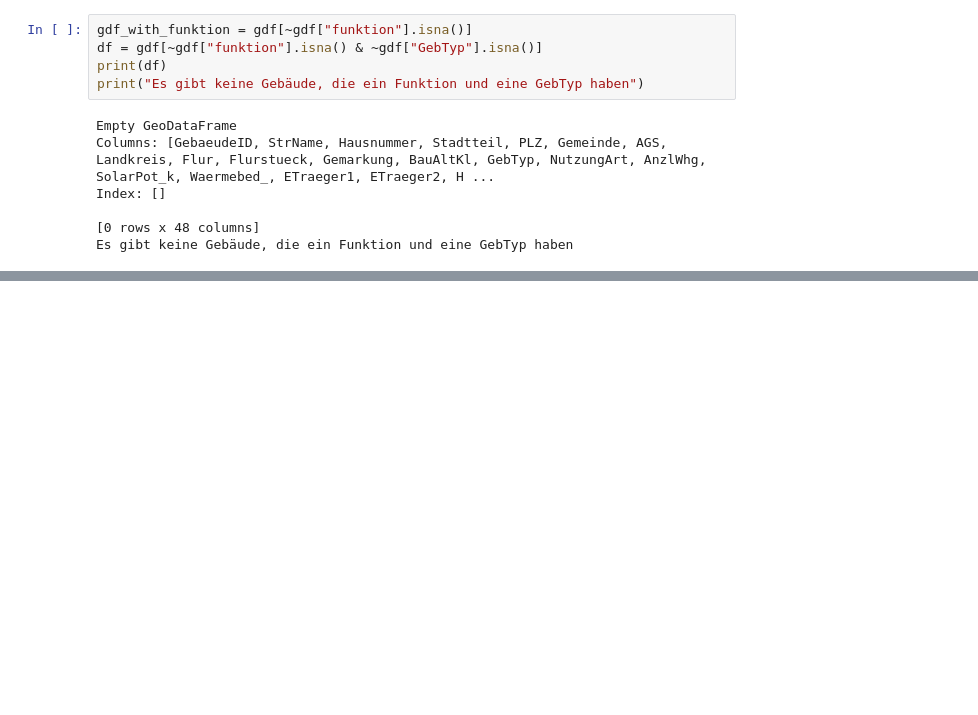
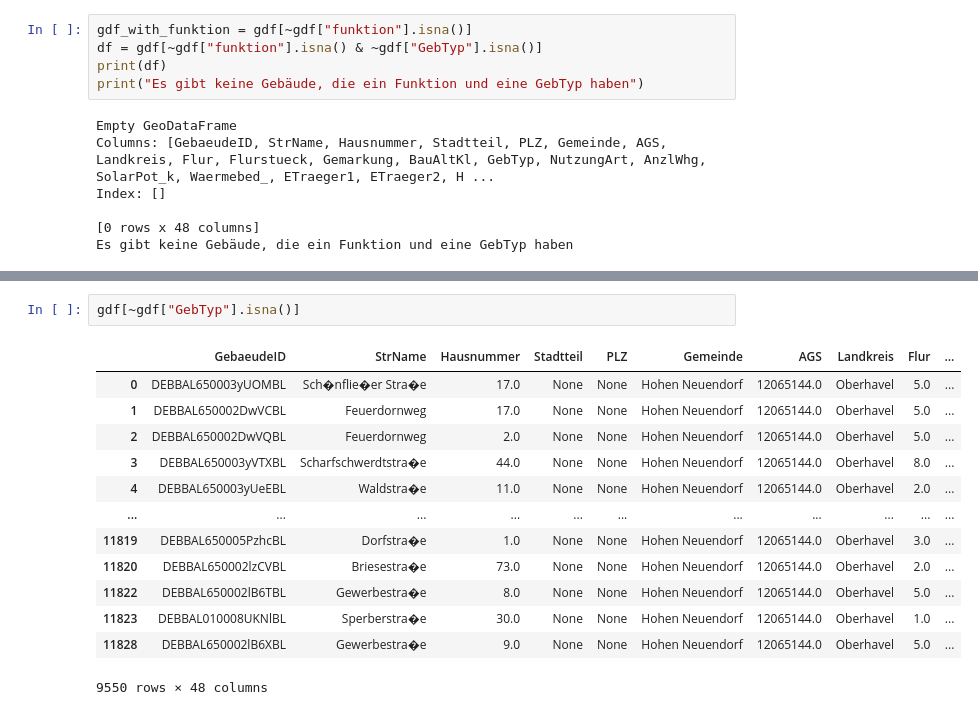
Before and after one commit to NormanZielke/KWPc_Gebaeudemodell, a Jupyter notebook: Compare_GM_KWP.ipynb, the cells around one changed output, grey strips where cells are left out. Cells and saved outputs as stored; diff of their text form; blank space fills up the shorter version.

```diff
--- a/Compare_GM_KWP.ipynb
+++ b/Compare_GM_KWP.ipynb
@@ -110,0 +151,16 @@ Es gibt keine Gebäude, die ein Funktion und eine GebTyp haben
+# %%
+gdf[~gdf["GebTyp"].isna()]
+# %% [output]
+|  | GebaeudeID | StrName | Hausnummer | Stadtteil | PLZ | Gemeinde | AGS | Landkreis | Flur | ... |
+| 0 | DEBBAL650003yUOMBL | Sch�nflie�er Stra�e | 17.0 | None | None | Hohen Neuendorf | 12065144.0 | Oberhavel | 5.0 | ... |
+| 1 | DEBBAL650002DwVCBL | Feuerdornweg | 17.0 | None | None | Hohen Neuendorf | 12065144.0 | Oberhavel | 5.0 | ... |
+| 2 | DEBBAL650002DwVQBL | Feuerdornweg | 2.0 | None | None | Hohen Neuendorf | 12065144.0 | Oberhavel | 5.0 | ... |
+| 3 | DEBBAL650003yVTXBL | Scharfschwerdtstra�e | 44.0 | None | None | Hohen Neuendorf | 12065144.0 | Oberhavel | 8.0 | ... |
+| 4 | DEBBAL650003yUeEBL | Waldstra�e | 11.0 | None | None | Hohen Neuendorf | 12065144.0 | Oberhavel | 2.0 | ... |
+| ... | ... | ... | ... | ... | ... | ... | ... | ... | ... | ... |
+| 11819 | DEBBAL650005PzhcBL | Dorfstra�e | 1.0 | None | None | Hohen Neuendorf | 12065144.0 | Oberhavel | 3.0 | ... |
+| 11820 | DEBBAL650002lzCVBL | Briesestra�e | 73.0 | None | None | Hohen Neuendorf | 12065144.0 | Oberhavel | 2.0 | ... |
+| 11822 | DEBBAL650002lB6TBL | Gewerbestra�e | 8.0 | None | None | Hohen Neuendorf | 12065144.0 | Oberhavel | 5.0 | ... |
+| 11823 | DEBBAL010008UKNlBL | Sperberstra�e | 30.0 | None | None | Hohen Neuendorf | 12065144.0 | Oberhavel | 1.0 | ... |
+| 11828 | DEBBAL650002lB6XBL | Gewerbestra�e | 9.0 | None | None | Hohen Neuendorf | 12065144.0 | Oberhavel | 5.0 | ... |
+9550 rows × 48 columns
```
Also changed, not shown: parts of 3 cells of this notebook, 3 other files.
